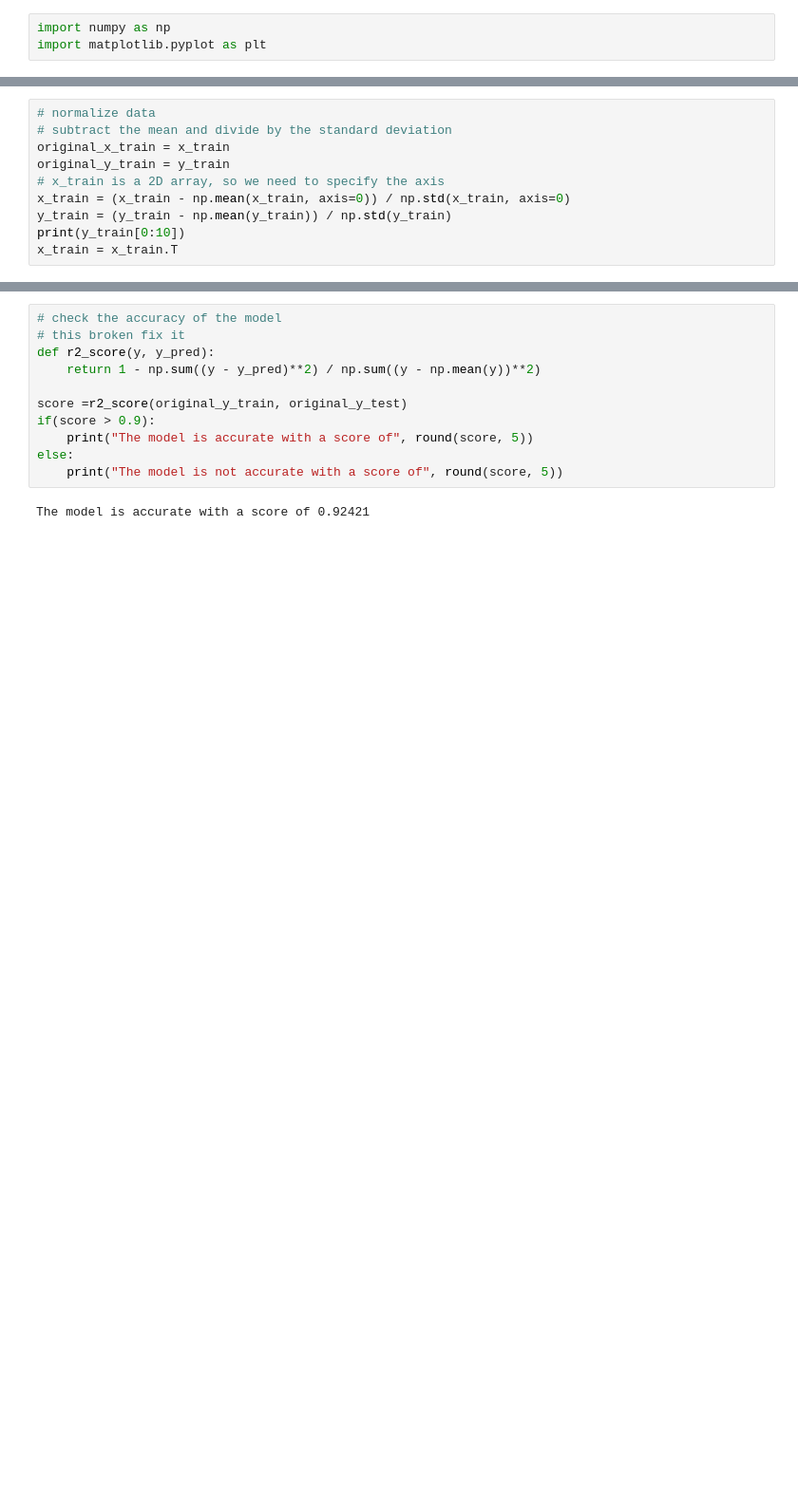
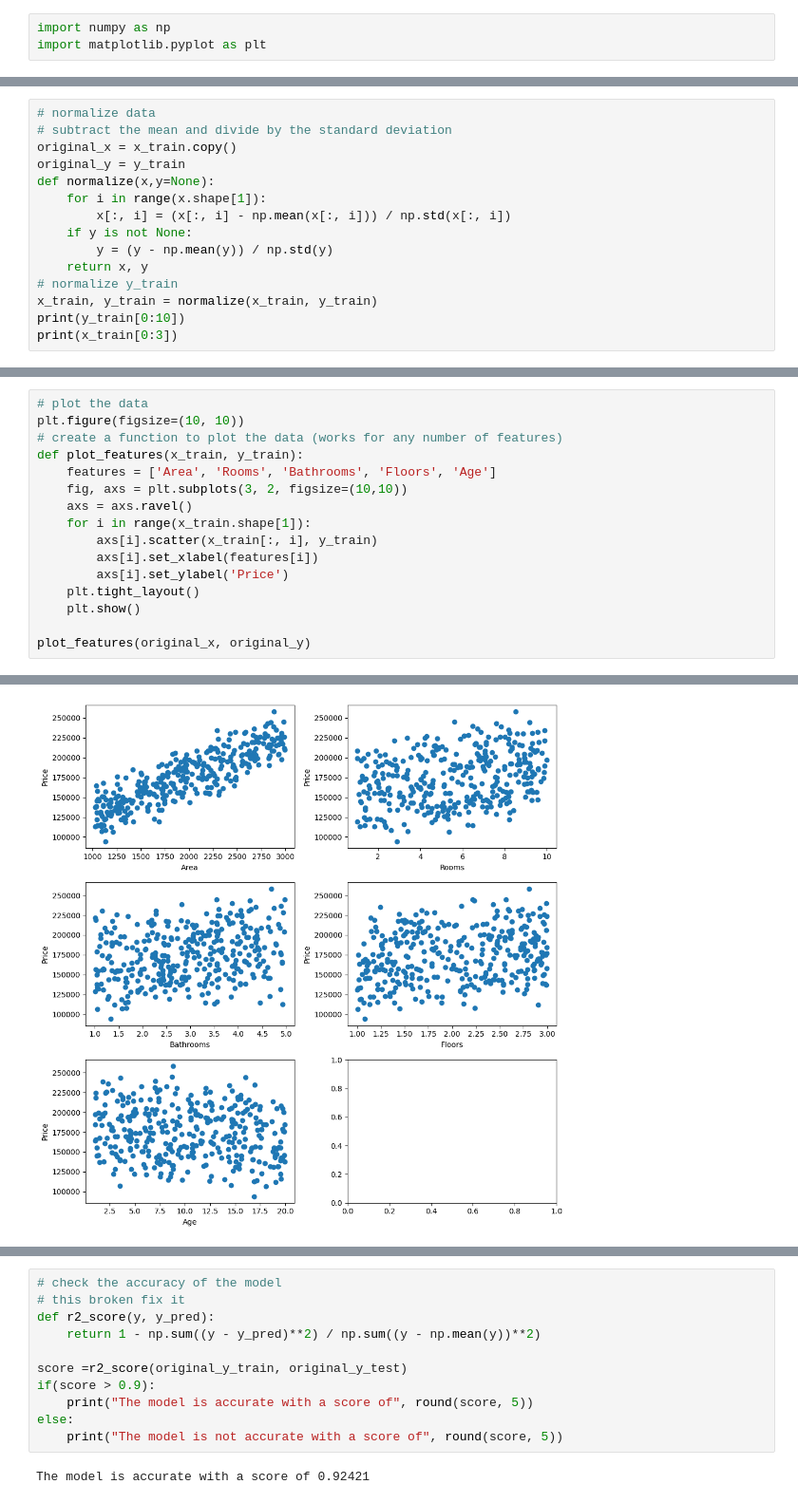
Before and after one commit to Abdullah0f/Machine-Learning-Models, a Jupyter notebook: multiple linear reg.ipynb, the cells around one changed output, grey strips where cells are left out. Shown at 95% size. Cells and saved outputs as stored; diff of their text form; blank space fills up the shorter version.

```diff
--- a/multiple linear reg.ipynb
+++ b/multiple linear reg.ipynb
@@ -28,10 +35,0 @@ print(y_train[0:10])
-# %%
-# normalize data
-# subtract the mean and divide by the standard deviation
-original_x_train = x_train
-original_y_train = y_train
-# x_train is a 2D array, so we need to specify the axis
-x_train = (x_train - np.mean(x_train, axis=0)) / np.std(x_train, axis=0)
-y_train = (y_train - np.mean(y_train)) / np.std(y_train)
-print(y_train[0:10])
-x_train = x_train.T
@@ -40,0 +36,15 @@ x_train = x_train.T
+# %%
+# normalize data
+# subtract the mean and divide by the standard deviation
+original_x = x_train.copy()
+original_y = y_train
+def normalize(x,y=None):
+    for i in range(x.shape[1]):
+        x[:, i] = (x[:, i] - np.mean(x[:, i])) / np.std(x[:, i])
+    if y is not None:
+        y = (y - np.mean(y)) / np.std(y)
+    return x, y
+# normalize y_train
+x_train, y_train = normalize(x_train, y_train)
+print(y_train[0:10])
+print(x_train[0:3])
@@ -40,0 +57,17 @@ x_train = x_train.T
+# %%
+# plot the data
+plt.figure(figsize=(10, 10))
+# create a function to plot the data (works for any number of features)
+def plot_features(x_train, y_train):
+    features = ['Area', 'Rooms', 'Bathrooms', 'Floors', 'Age']
+    fig, axs = plt.subplots(3, 2, figsize=(10,10))
+    axs = axs.ravel()
+    for i in range(x_train.shape[1]):
+        axs[i].scatter(x_train[:, i], y_train)
+        axs[i].set_xlabel(features[i])
+        axs[i].set_ylabel('Price')
+    plt.tight_layout()
+    plt.show()
+
+plot_features(original_x, original_y)
+# %% [output]
@@ -40,0 +75 @@ x_train = x_train.T
+[figure, added]
```
Also changed, not shown: parts of 16 cells of this notebook, 1 other file.
